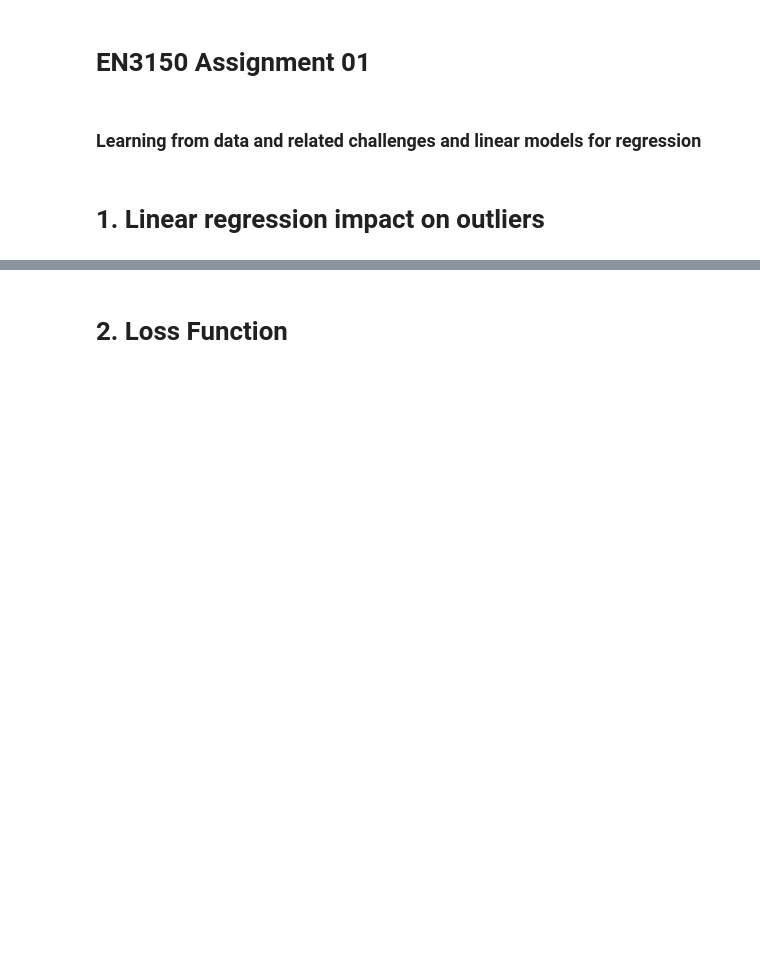
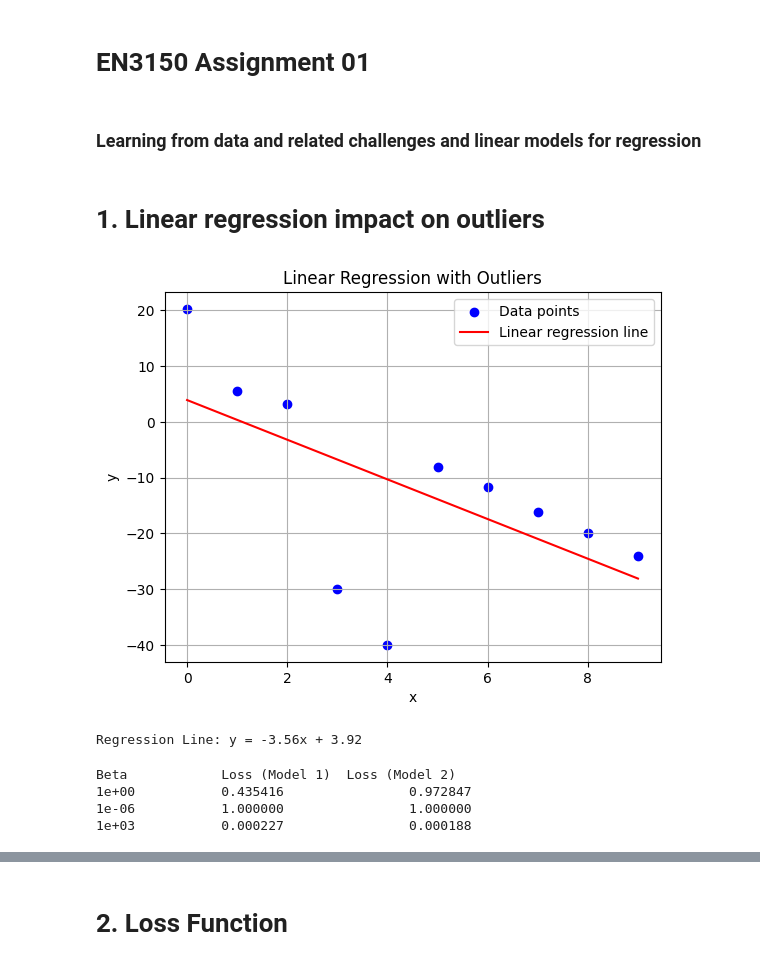
Before and after one commit to NadhaIrshad/In22-S5-EN3150---Pattern-Recognition, a Jupyter notebook: Assignment1.ipynb, the cells around one changed output, grey strips where cells are left out. Drawn from its saved outputs; the diff is of its cells as text; code cells hidden in the pictures; blank space fills up the shorter version.

```diff
--- a/Assignment1.ipynb
+++ b/Assignment1.ipynb
@@ -6,3 +6,65 @@
 ###  Learning from data and related challenges and linear models for regression
 # %% [markdown]
 #  1. Linear regression impact on outliers
+# %%
+import numpy as np
+import matplotlib.pyplot as plt
+from sklearn.linear_model import LinearRegression
+
+# Step 1: Define the data
+x = np.array([0, 1, 2, 3, 4, 5, 6, 7, 8, 9]).reshape(-1, 1) # x must be 2D shape (n_samples, n_features)
+y = np.array([20.26, 5.61, 3.14, -30.00, -40.00, -8.13, -11.73, -16.08, -19.95, -24.03])
+
+# Step 2: Train a linear regression model
+model = LinearRegression()
+model.fit(x, y)
+y_pred = model.predict(x)
+
+# Step 3: Plot the data and regression line
+plt.scatter(x, y, color='blue', label='Data points')
+plt.plot(x, y_pred, color='red', label='Linear regression line')
+plt.xlabel('x')
+plt.ylabel('y')
+plt.title('Linear Regression with Outliers')
+plt.legend()
+plt.grid(True)
+plt.show()
+
+# Step 4: Print the regression line equation
+print(f"Regression Line: y = {model.coef_[0]:.2f}x + {model.intercept_:.2f}")
+# %% [output]
+[figure, added]
+Regression Line: y = -3.56x + 3.92
+# %%
+# Given data points
+x = np.array([0, 1, 2, 3, 4, 5, 6, 7, 8, 9])
+y_true = np.array([20.26, 5.61, 3.14, -30.00, -40.00, -8.13, -11.73, -16.08, -19.95, -24.03])
+
+# Models
+def model1(x): return -4 * x + 12
+def model2(x): return -3.55 * x + 3.91
+
+# Predictions
+y_pred1 = model1(x)
+y_pred2 = model2(x)
+
+# Robust loss function
+def robust_loss(y_true, y_pred, beta):
+    residual_squared = (y_true - y_pred) ** 2
+    loss = residual_squared / (residual_squared + beta**2)
+    return np.mean(loss)
+
+# Beta values to evaluate
+betas = [1, 1e-6, 1e3]
+
+# Calculate and print losses
+print("Beta\t\tLoss (Model 1)\tLoss (Model 2)")
+for beta in betas:
+    loss1 = robust_loss(y_true, y_pred1, beta)
+    loss2 = robust_loss(y_true, y_pred2, beta)
+    print(f"{beta:.0e}\t\t{loss1:.6f}\t\t{loss2:.6f}")
+# %% [output]
+Beta            Loss (Model 1)  Loss (Model 2)
+1e+00           0.435416                0.972847
+1e-06           1.000000                1.000000
+1e+03           0.000227                0.000188
```
Also changed, not shown: parts of 18 cells of this notebook.
